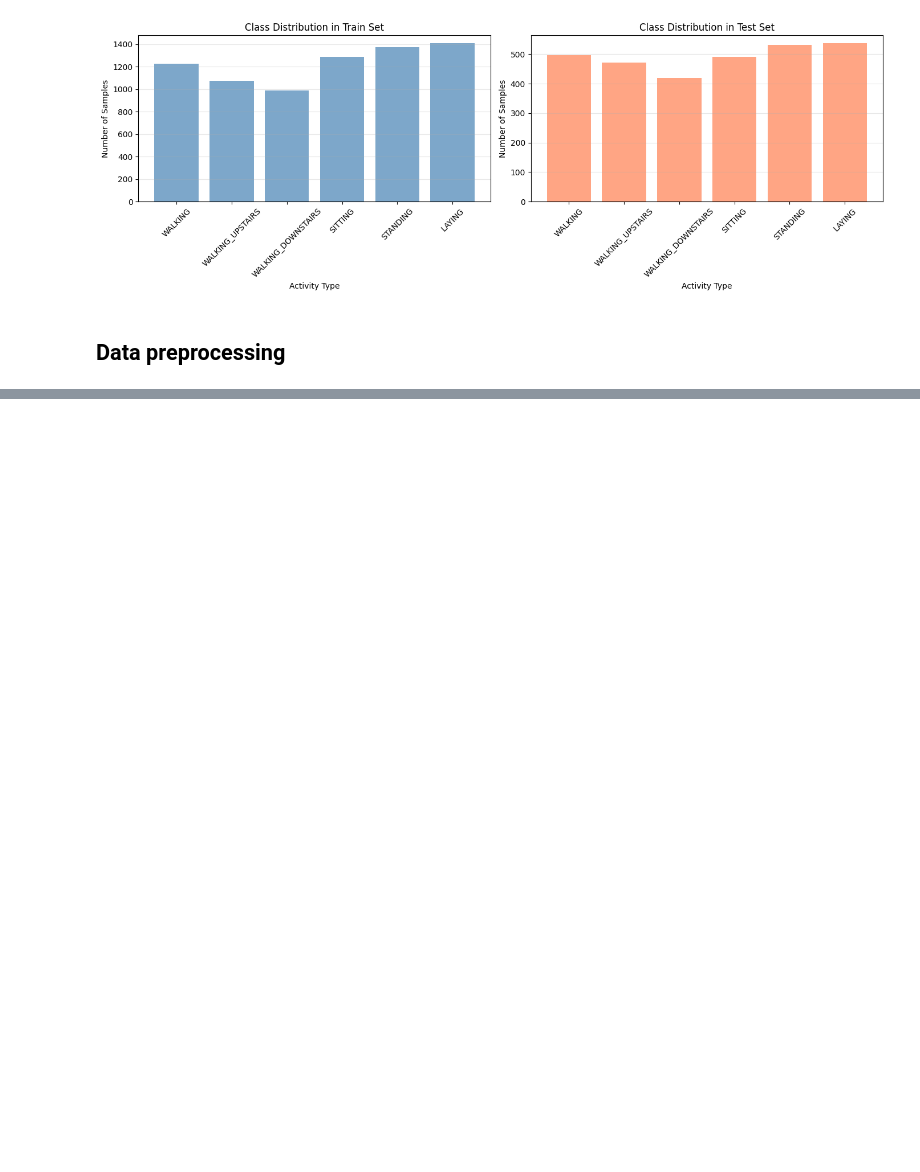
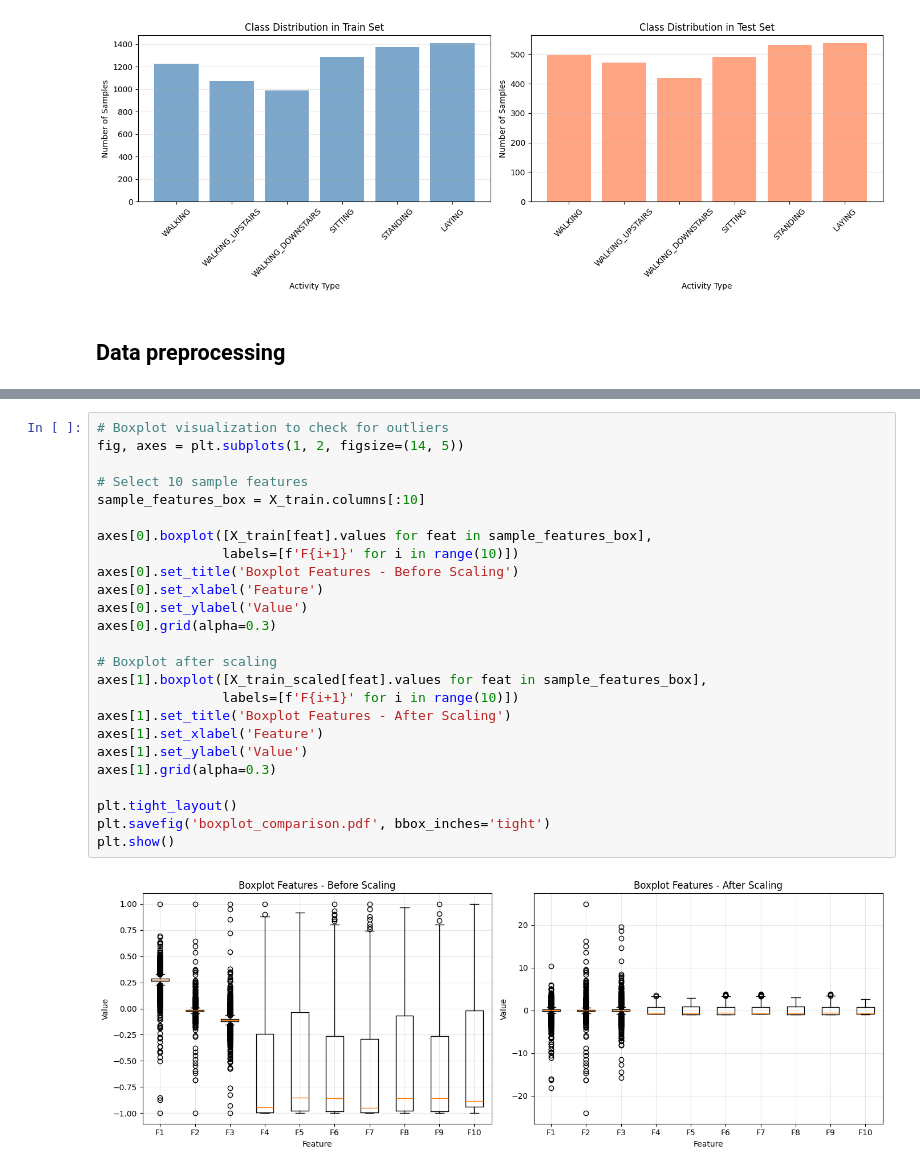
Before and after one commit to ihamydreza/FIS4041, a Jupyter notebook: Q4/Q4.ipynb, the cells around one changed output, grey strips where cells are left out. Cells and saved outputs as stored; diff of their text form; blank space fills up the shorter version.

```diff
--- a/Q4/Q4.ipynb
+++ b/Q4/Q4.ipynb
@@ -117,0 +154,27 @@ plt.show()
+# %%
+# Boxplot visualization to check for outliers
+fig, axes = plt.subplots(1, 2, figsize=(14, 5))
+
+# Select 10 sample features
+sample_features_box = X_train.columns[:10]
+
+axes[0].boxplot([X_train[feat].values for feat in sample_features_box],
+                labels=[f'F{i+1}' for i in range(10)])
+axes[0].set_title('Boxplot Features - Before Scaling')
+axes[0].set_xlabel('Feature')
+axes[0].set_ylabel('Value')
+axes[0].grid(alpha=0.3)
+
+# Boxplot after scaling
+axes[1].boxplot([X_train_scaled[feat].values for feat in sample_features_box],
+                labels=[f'F{i+1}' for i in range(10)])
+axes[1].set_title('Boxplot Features - After Scaling')
+axes[1].set_xlabel('Feature')
+axes[1].set_ylabel('Value')
+axes[1].grid(alpha=0.3)
+
+plt.tight_layout()
+plt.savefig('boxplot_comparison.pdf', bbox_inches='tight')
+plt.show()
+# %% [output]
+[figure, added]
```
Also changed, not shown: parts of 6 cells of this notebook.
